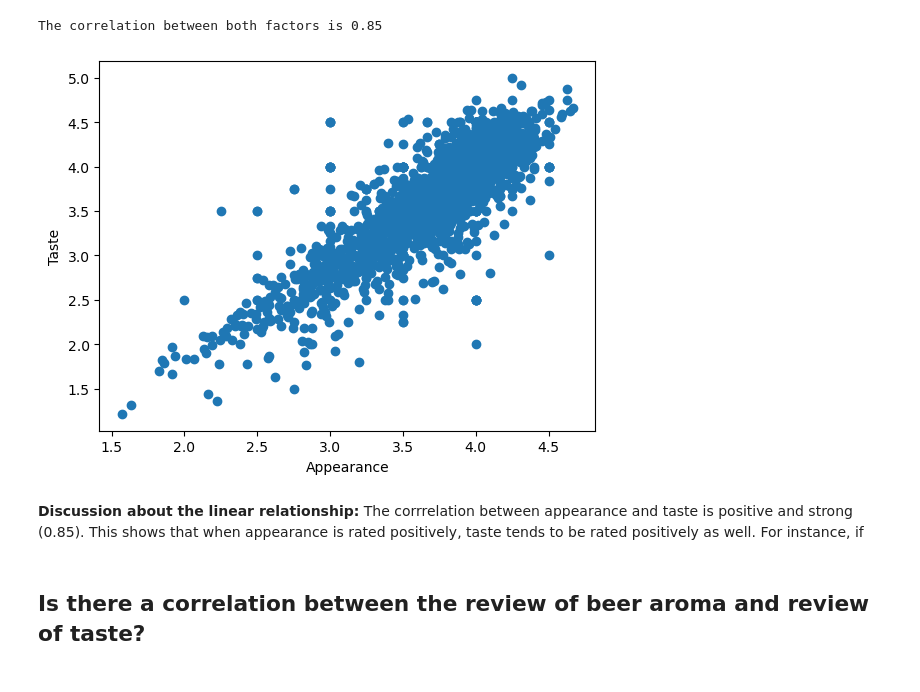
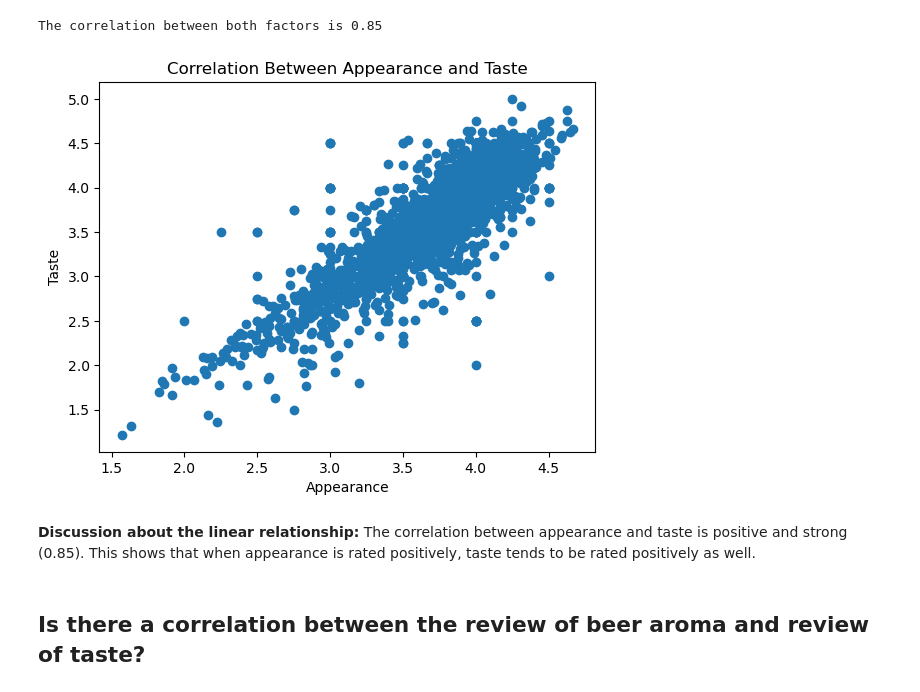
Before and after one commit to andrewjmack/DU-Project-1, a Jupyter notebook: beer_analysis.ipynb, the cells around one changed output. Saved outputs shown, nothing was run; the diff lists cells and outputs as text; code cells hidden in the pictures.

```diff
--- a/beer_analysis.ipynb
+++ b/beer_analysis.ipynb
@@ -190,15 +203,17 @@ The correlation between both factors is 0.85
 # %%
 plt.scatter(appearance,taste)
 plt.xlabel('Appearance')
 plt.ylabel('Taste')
+plt.title("Correlation Between Appearance and Taste")
 
 # save chart as .PNG file and display
 plt.savefig("Outputs/Images/appearance_taste.png")
 plt.show()
 # %% [output]
-[figure, old version]
+[figure, new version]
 # %% [markdown]
-**Discussion about the linear relationship:** The corrrelation between appearance and taste is positive and strong (0.85). This shows that when appearance is rated positively, taste tends to be rated positively as well. For instance, if
+**Discussion about the linear relationship:**
+The correlation between appearance and taste is positive and strong (0.85). This shows that when appearance is rated positively, taste tends to be rated positively as well.
 # %% [markdown]
 ## Is there a correlation between the review of beer aroma and review of taste?
 # %%
```
Also changed, not shown: parts of 8 cells of this notebook, 5 other files.
